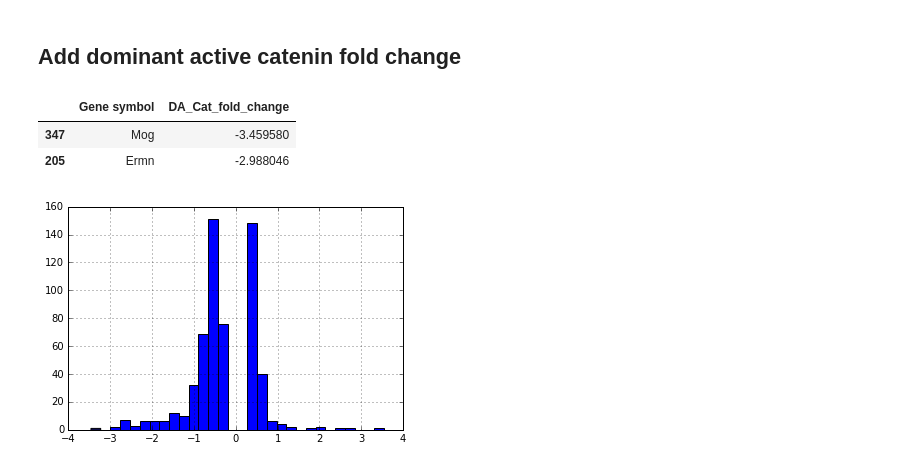
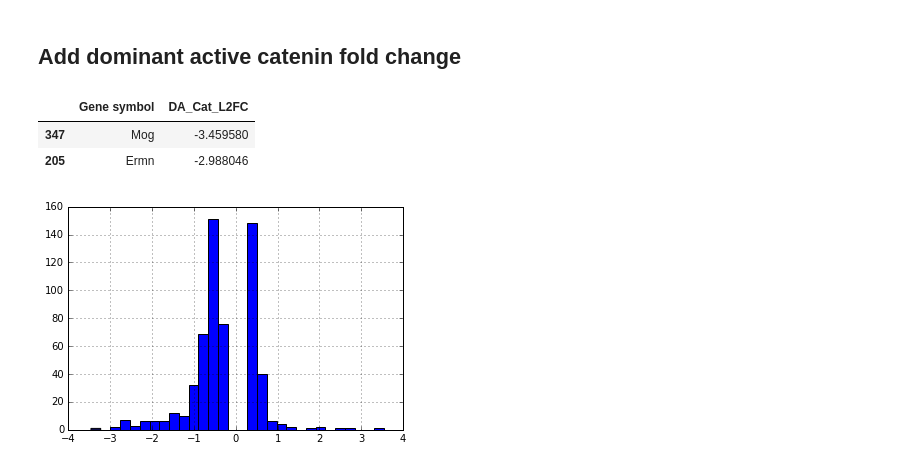
Before and after one commit to dhimmel/opcendo, a Jupyter notebook: enrichment.ipynb, the cells around one changed output. Saved outputs shown, nothing was run; the diff lists cells and outputs as text; code cells hidden in the pictures.

```diff
--- a/enrichment.ipynb
+++ b/enrichment.ipynb
@@ -83,14 +83,14 @@ fpkm_df.endothelial_fold_change.hist(bins=30);
 # %%
 path = os.path.join('download', 'dominant-active-catenin-DEGs.tsv')
 dac_df = pandas.read_table(path, index_col=0)
-dac_df['DA_Cat_fold_change'] = numpy.log2(dac_df['Geom mean of intensities in class 1'] / dac_df['Geom mean of intensities in class 2'])
+dac_df['DA_Cat_L2FC'] = numpy.log2(dac_df['Geom mean of intensities in class 1'] / dac_df['Geom mean of intensities in class 2'])
 # Convert fold changes from probe to gene space
-dac_df = dac_df[['Symbol', 'DA_Cat_fold_change']].groupby('Symbol').mean().reset_index()
+dac_df = dac_df[['Symbol', 'DA_Cat_L2FC']].groupby('Symbol').mean().reset_index()
 dac_df = dac_df.rename(columns={'Symbol': 'Gene symbol'})
-dac_df = dac_df.sort_values('DA_Cat_fold_change')
+dac_df = dac_df.sort_values('DA_Cat_L2FC')
 dac_df.head(2)
 # %% [output]
-|  | Gene symbol | DA_Cat_fold_change |
+|  | Gene symbol | DA_Cat_L2FC |
 | 347 | Mog | -3.459580 |
 | 205 | Ermn | -2.988046 |
 # %%
```
Also changed, not shown: parts of 4 cells of this notebook, 4 other files.
